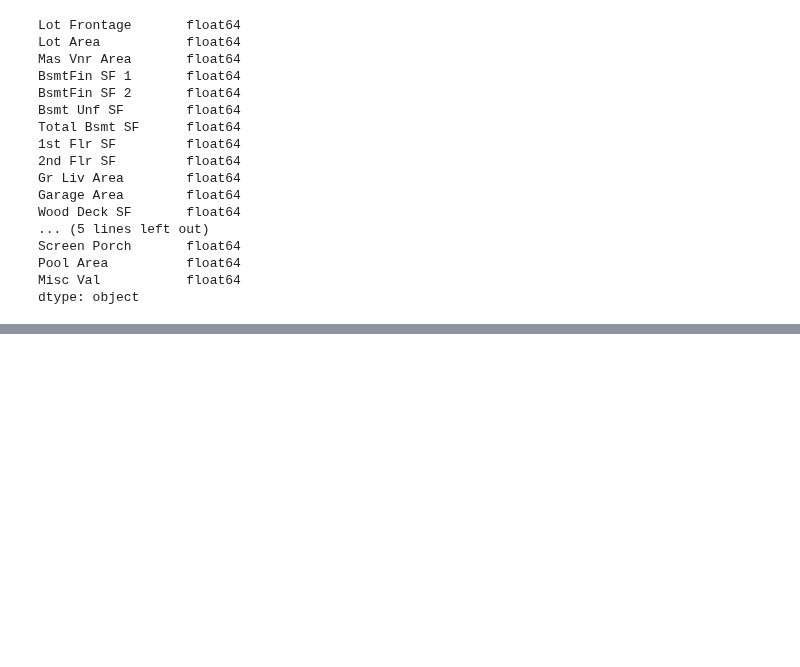
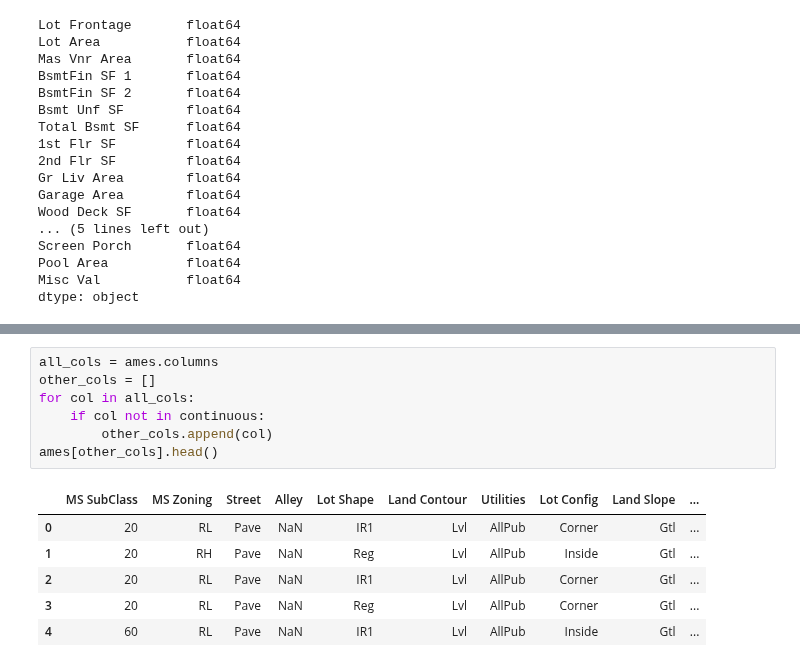
Before and after one commit to harera3/ML_Portfolio, a Jupyter notebook: 13_Ames_Housing_Data_Exploration.ipynb, the cells around one changed output, grey strips where cells are left out. Cells and saved outputs as stored; diff of their text form; blank space fills up the shorter version.

Commit message:
4. identify other data types (60)

```diff
--- a/13_Ames_Housing_Data_Exploration.ipynb
+++ b/13_Ames_Housing_Data_Exploration.ipynb
@@ -146,0 +152,14 @@ dtype: object
+# %%
+all_cols = ames.columns
+other_cols = []
+for col in all_cols:
+    if col not in continuous:
+        other_cols.append(col)
+ames[other_cols].head()
+# %% [output]
+|  | MS SubClass | MS Zoning | Street | Alley | Lot Shape | Land Contour | Utilities | Lot Config | Land Slope | ... |
+| 0 | 20 | RL | Pave | NaN | IR1 | Lvl | AllPub | Corner | Gtl | ... |
+| 1 | 20 | RH | Pave | NaN | Reg | Lvl | AllPub | Inside | Gtl | ... |
+| 2 | 20 | RL | Pave | NaN | IR1 | Lvl | AllPub | Corner | Gtl | ... |
+| 3 | 20 | RL | Pave | NaN | Reg | Lvl | AllPub | Corner | Gtl | ... |
+| 4 | 60 | RL | Pave | NaN | IR1 | Lvl | AllPub | Inside | Gtl | ... |
```
Also changed, not shown: parts of 3 cells of this notebook.
